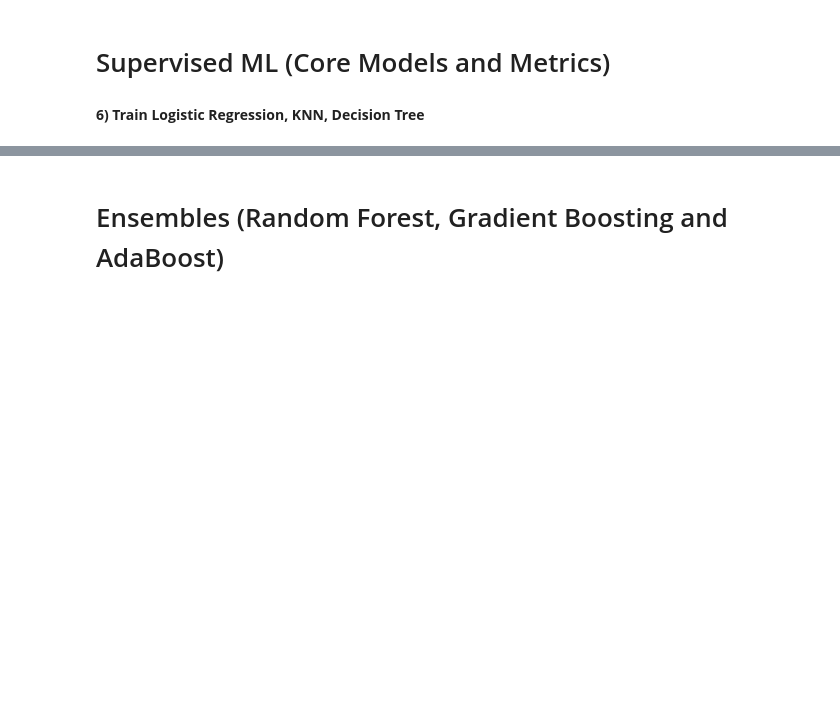
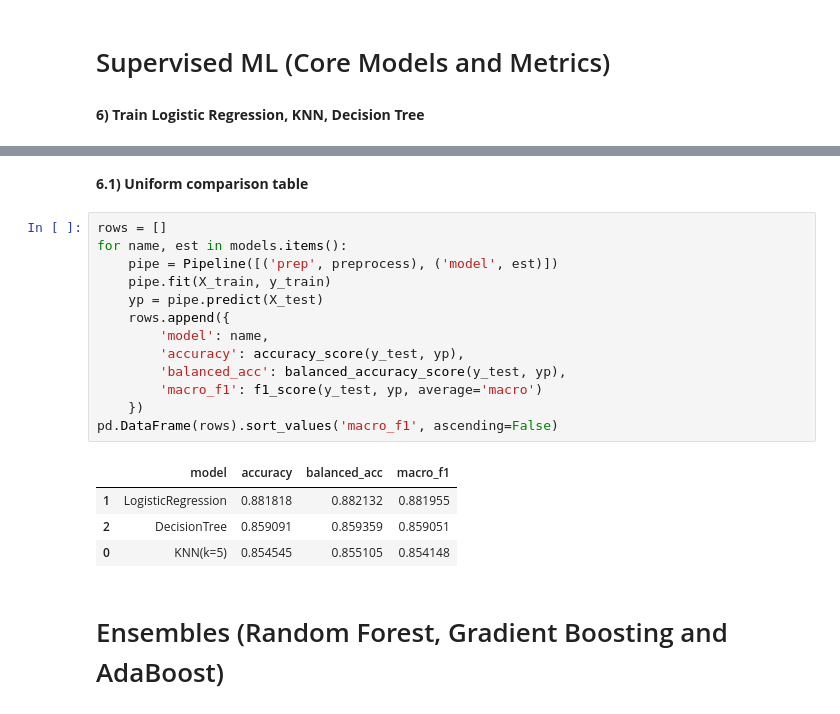
Before and after one commit to luispabloaiello-da/final_project, a Jupyter notebook: notebooks/_main_model_training.ipynb, the cells around one changed output, grey strips where cells are left out. Saved outputs shown, nothing was run; the diff lists cells and outputs as text; blank space fills up the shorter version.

```diff
--- a/notebooks/_main_model_training.ipynb
+++ b/notebooks/_main_model_training.ipynb
@@ -294,3 +301,23 @@ Top 10 features for DecisionTree:
+# %% [markdown]
+**6.1) Uniform comparison table**
+# %%
+rows = []
+for name, est in models.items():
+    pipe = Pipeline([('prep', preprocess), ('model', est)])
+    pipe.fit(X_train, y_train)
+    yp = pipe.predict(X_test)
+    rows.append({
+        'model': name,
+        'accuracy': accuracy_score(y_test, yp),
+        'balanced_acc': balanced_accuracy_score(y_test, yp),
+        'macro_f1': f1_score(y_test, yp, average='macro')
+    })
+pd.DataFrame(rows).sort_values('macro_f1', ascending=False)
+# %% [output]
+|  | model | accuracy | balanced_acc | macro_f1 |
+| 1 | LogisticRegression | 0.881818 | 0.882132 | 0.881955 |
+| 2 | DecisionTree | 0.859091 | 0.859359 | 0.859051 |
+| 0 | KNN(k=5) | 0.854545 | 0.855105 | 0.854148 |
 # %% [markdown]
 # Ensembles (Random Forest, Gradient Boosting and AdaBoost)
 # %% [markdown]
```
Also changed, not shown: parts of 16 cells of this notebook, 19 other files.
